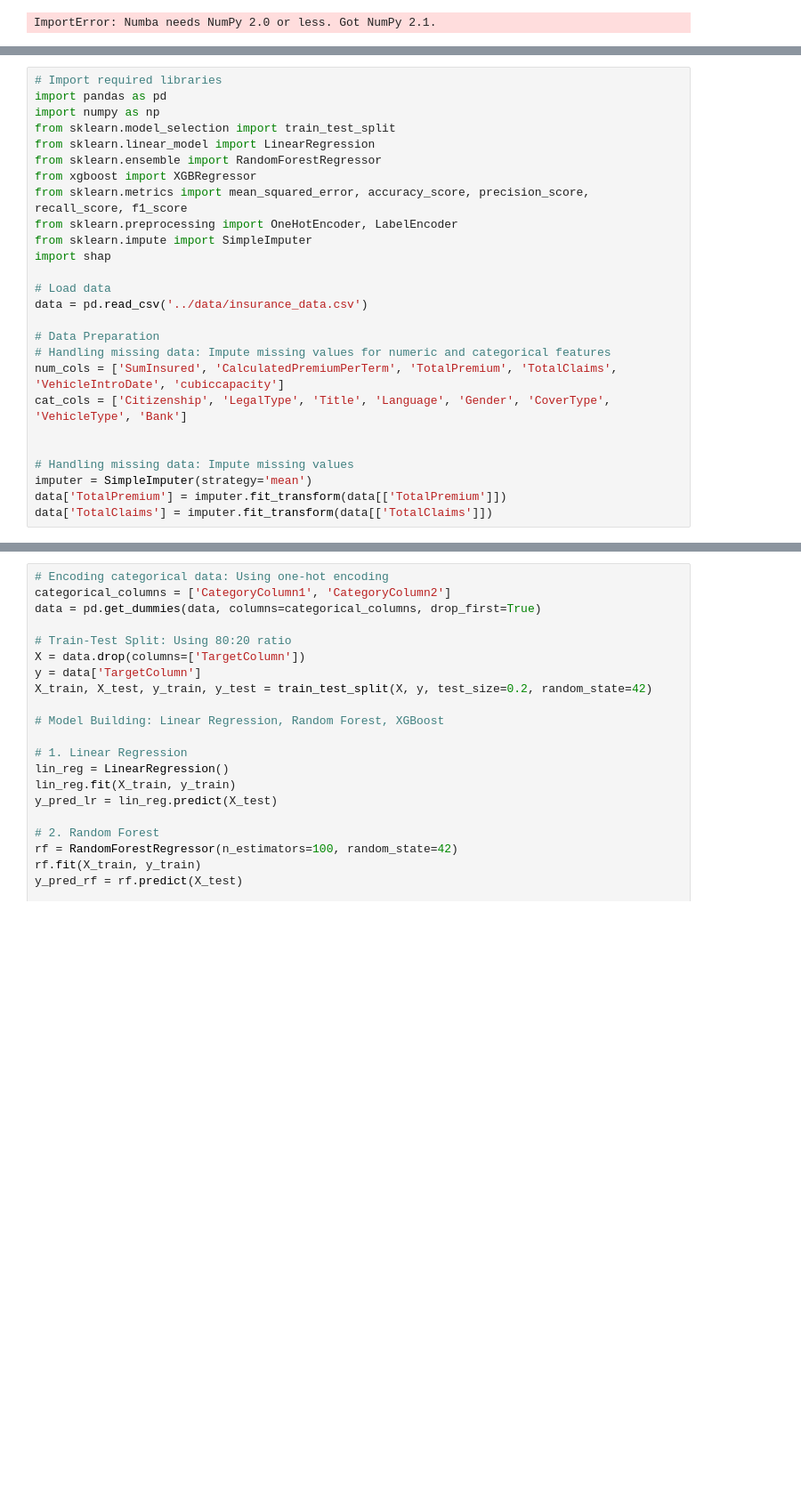
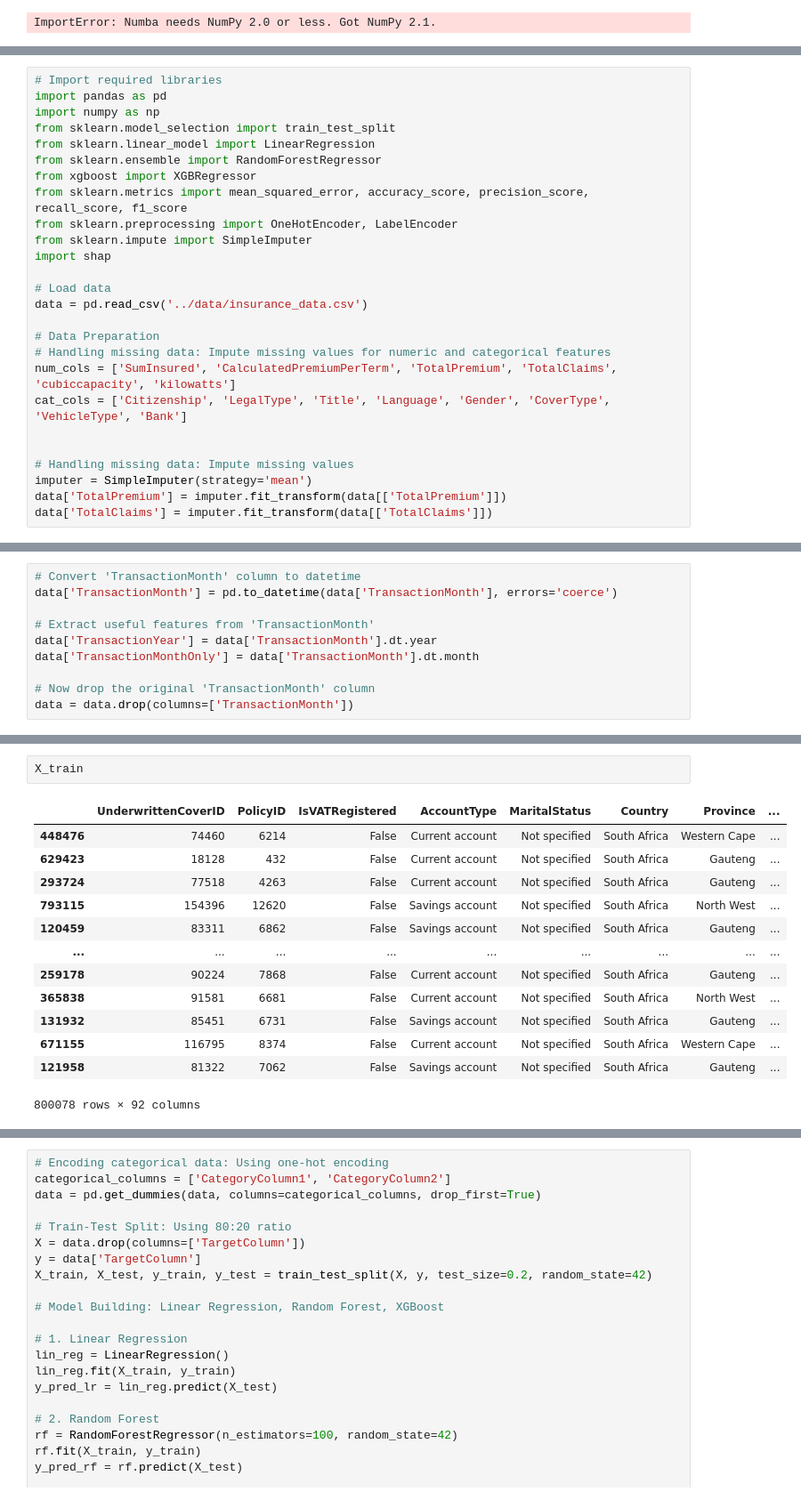
Before and after one commit to Akeab-tame/Week-03--Insurance-Solutions, a Jupyter notebook: notebooks/Statistical_Modeling.ipynb, the cells around one changed output, grey strips where cells are left out. Shown at 89% size. Cells and saved outputs as stored; diff of their text form; blank space fills up the shorter version.

```diff
--- a/notebooks/Statistical_Modeling.ipynb
+++ b/notebooks/Statistical_Modeling.ipynb
@@ -353,7 +473,7 @@ data = pd.read_csv('../data/insurance_data.csv')
 
 # Data Preparation
 # Handling missing data: Impute missing values for numeric and categorical features
-num_cols = ['SumInsured', 'CalculatedPremiumPerTerm', 'TotalPremium', 'TotalClaims', 'VehicleIntroDate', 'cubiccapacity']
+num_cols = ['SumInsured', 'CalculatedPremiumPerTerm', 'TotalPremium', 'TotalClaims', 'cubiccapacity', 'kilowatts']
 cat_cols = ['Citizenship', 'LegalType', 'Title', 'Language', 'Gender', 'CoverType', 'VehicleType', 'Bank']
 
 
@@ -363,0 +580,10 @@ data['TotalClaims'] = imputer.fit_transform(data[['TotalClaims']])
+# %%
+# Convert 'TransactionMonth' column to datetime
+data['TransactionMonth'] = pd.to_datetime(data['TransactionMonth'], errors='coerce')
+
+# Extract useful features from 'TransactionMonth'
+data['TransactionYear'] = data['TransactionMonth'].dt.year
+data['TransactionMonthOnly'] = data['TransactionMonth'].dt.month
+
+# Now drop the original 'TransactionMonth' column
+data = data.drop(columns=['TransactionMonth'])
@@ -399,0 +627,16 @@ could not convert string to float: '6/2002'
+# %%
+X_train
+# %% [output]
+|  | UnderwrittenCoverID | PolicyID | IsVATRegistered | AccountType | MaritalStatus | Country | Province | ... |
+| 448476 | 74460 | 6214 | False | Current account | Not specified | South Africa | Western Cape | ... |
+| 629423 | 18128 | 432 | False | Current account | Not specified | South Africa | Gauteng | ... |
+| 293724 | 77518 | 4263 | False | Current account | Not specified | South Africa | Gauteng | ... |
+| 793115 | 154396 | 12620 | False | Savings account | Not specified | South Africa | North West | ... |
+| 120459 | 83311 | 6862 | False | Savings account | Not specified | South Africa | Gauteng | ... |
+| ... | ... | ... | ... | ... | ... | ... | ... | ... |
+| 259178 | 90224 | 7868 | False | Current account | Not specified | South Africa | Gauteng | ... |
+| 365838 | 91581 | 6681 | False | Current account | Not specified | South Africa | North West | ... |
+| 131932 | 85451 | 6731 | False | Savings account | Not specified | South Africa | Gauteng | ... |
+| 671155 | 116795 | 8374 | False | Current account | Not specified | South Africa | Western Cape | ... |
+| 121958 | 81322 | 7062 | False | Savings account | Not specified | South Africa | Gauteng | ... |
+800078 rows × 92 columns
```
Also changed, not shown: parts of 27 cells of this notebook.
